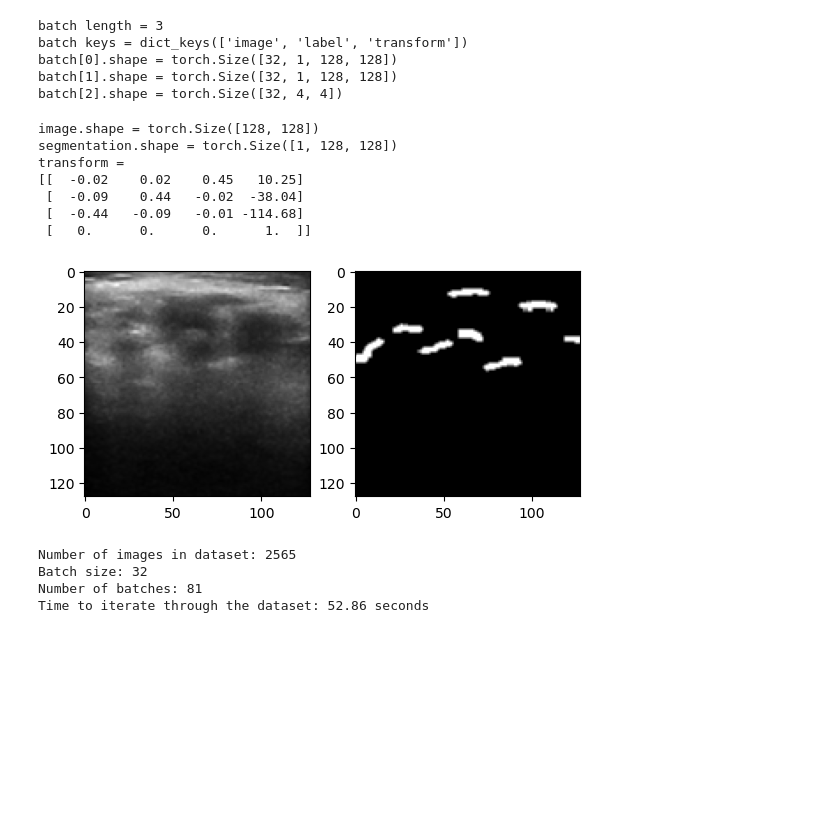
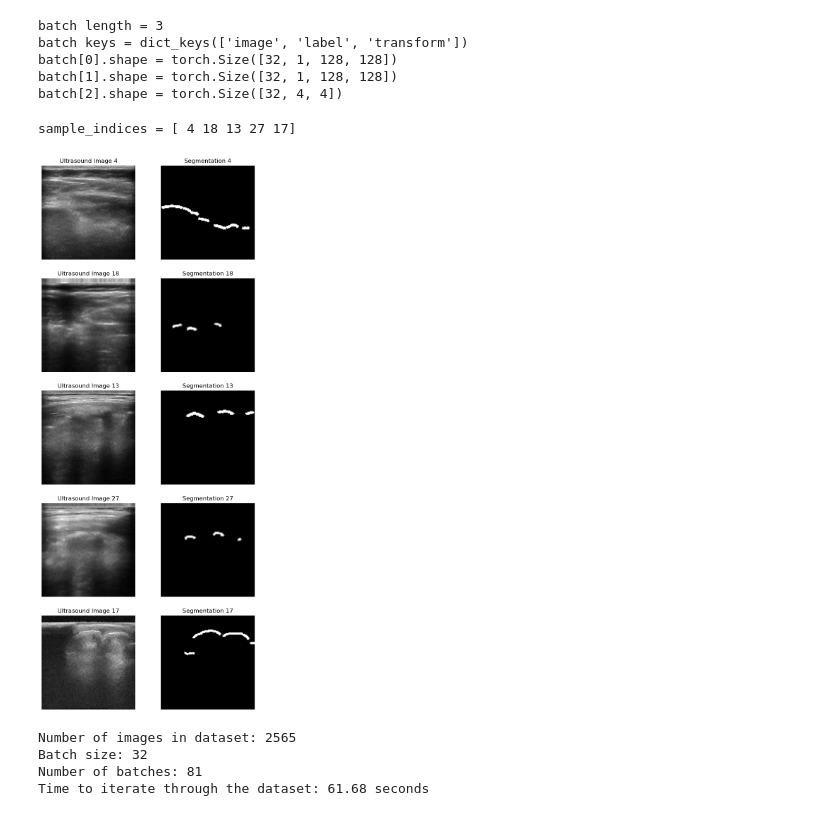
Before and after one commit to SlicerIGT/aigt, a Jupyter notebook: UltrasoundSegmentation/test_dataloader.ipynb, the cells around one changed output. Cells and saved outputs as stored; diff of their text form; code cells hidden in the pictures; blank space fills up the shorter version.

```diff
--- a/UltrasoundSegmentation/test_dataloader.ipynb
+++ b/UltrasoundSegmentation/test_dataloader.ipynb
@@ -1,5 +1,5 @@
 # %%
-data_folder = "g:/SpineUs/TrainingData_sc_0_128_Slices"
+data_folder = "g:/SpineUs/TestingData_sc_0_128_Slices"
 config_file = "C:/Users/Tamas/OneDrive/Data/SpineUs/train_AttUNet_DiceCE.yaml"
 
 from torch.utils.data import DataLoader
@@ -76,46 +76,45 @@ batch keys = dict_keys(['image', 'label', 'transform'])
 batch[0].shape = torch.Size([32, 1, 128, 128])
 batch[1].shape = torch.Size([32, 1, 128, 128])
 batch[2].shape = torch.Size([32, 4, 4])
-# %%
-
-# Get the first image, segmentation, and transform
-image = batch['image'][0, 0, :, :]
-segmentation = batch['label'][0]
-transform = batch['transform'][0]
-
-print(f"image.shape = {image.shape}")
-print(f"segmentation.shape = {segmentation.shape}")
-
-# Print trasnform array values with a precision of 2
-np.set_printoptions(precision=2, suppress=True)
-print(f"transform = \n{transform.numpy()}")
-
-# Plot the image, segmentation, and transform
-plt.figure()
-plt.subplot(1, 2, 1)
-plt.imshow(image, cmap="gray")
-plt.subplot(1, 2, 2)
-plt.imshow(segmentation[0, :, :], cmap="gray")
-plt.show()
-# %% [output]
-image.shape = torch.Size([128, 128])
-segmentation.shape = torch.Size([1, 128, 128])
-transform =
-[[  -0.02    0.02    0.45   10.25]
- [  -0.09    0.44   -0.02  -38.04]
- [  -0.44   -0.09   -0.01 -114.68]
- [   0.      0.      0.      1.  ]]
-[figure, removed]
+# %%
+num_samples = 5
+
+# Show a num_samples random images and their segmentations from the first batch. Ultrasound images should be in the left column, segmentations in the right column.
+
+sample_indices = np.random.choice(len(batch['image']), num_samples, replace=False)
+print(f"sample_indices = {sample_indices}")
+
+plt.figure(figsize=(8, 4*num_samples))
+
+for i, idx in enumerate(sample_indices):
+    plt.subplot(num_samples, 2, 2*i + 1)
+    plt.imshow(batch['image'][idx, 0], cmap='gray')
+    plt.title(f"Ultrasound Image {idx}")
+    plt.axis('off')
+    plt.subplot(num_samples, 2, 2*i + 2)
+    plt.imshow(batch['label'][idx, 0], cmap='gray')
+    plt.title(f"Segmentation {idx}")
+    plt.axis('off')
+
+plt.show()
+# %% [output]
+sample_indices = [ 4 18 13 27 17]
+[figure, added]
 # %%
 # Iterate through the dataset by batches and time how long it takes.
 
 batch_size = 32
 
 import time
+import tqdm
+
 start_time = time.time()
 dataloader = DataLoader(dataset, batch_size=32, shuffle=False)  # If shuffle=True, the time to iterate through the dataset will be longer
 batch_counter = 0
-for batch in dataloader:
+
+# Use tqdm to show progress as we iterate through all batches of the dataloader
+
+for batch in tqdm.tqdm(dataloader):
     batch_counter += 1
 end_time = time.time()
 
@@ -127,4 +126,4 @@ print(f"Time to iterate through the dataset: {end_time - start_time:.2f} seconds
 Number of images in dataset: 2565
 Batch size: 32
 Number of batches: 81
-Time to iterate through the dataset: 52.86 seconds
+Time to iterate through the dataset: 61.68 seconds
```
Also changed, not shown: 3 other files.
